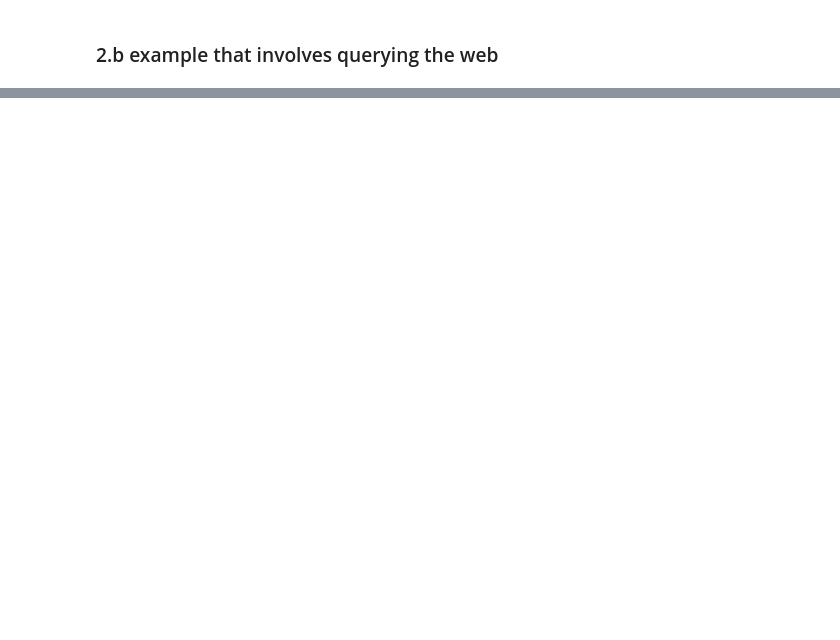
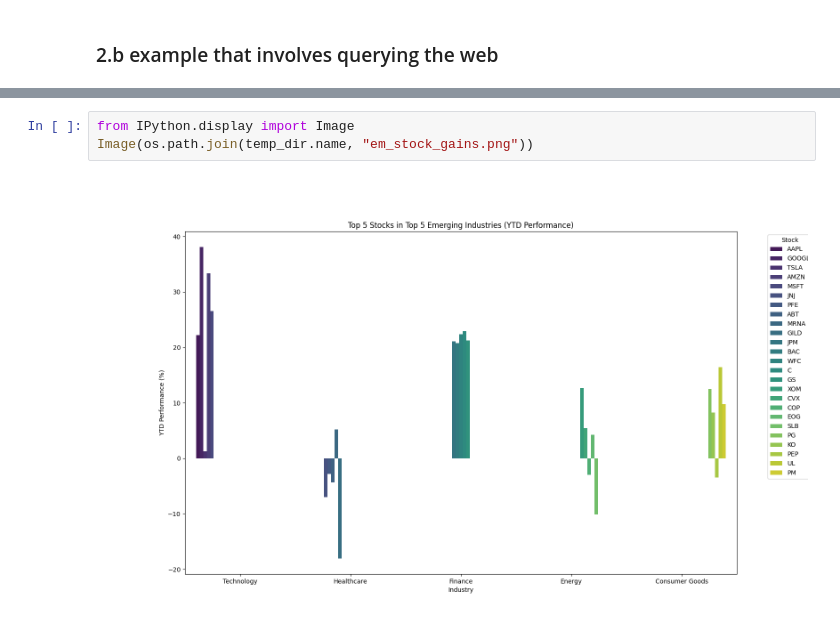
Before and after one commit to orsharon7/autogen-workshop, a Jupyter notebook: 01-Basic-Two-Agents.ipynb, the cells around one changed output, grey strips where cells are left out. Drawn from its saved outputs; the diff is of its cells as text; blank space fills up the shorter version.

```diff
--- a/01-Basic-Two-Agents.ipynb
+++ b/01-Basic-Two-Agents.ipynb
@@ -210,0 +338,5 @@ TERMINATE
+# %%
+from IPython.display import Image
+Image(os.path.join(temp_dir.name, "em_stock_gains.png"))
+# %% [output]
+[figure, added]
```
Also changed, not shown: parts of 8 cells of this notebook, 15 other files.
